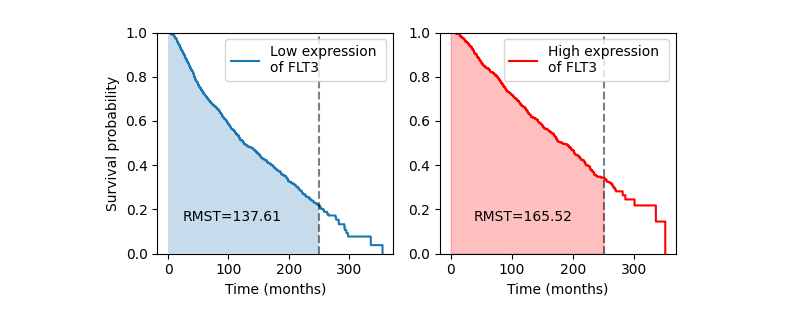
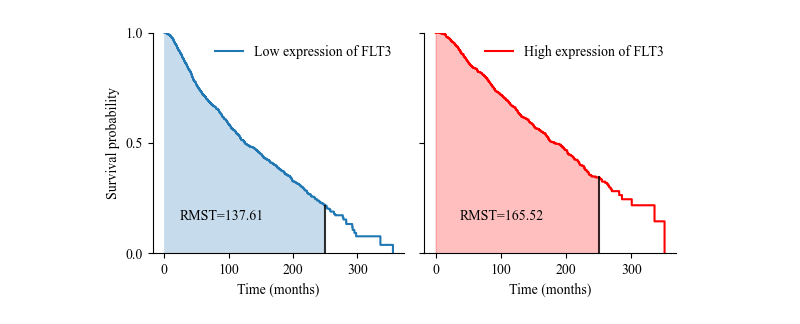
Before and after one commit to biolab/Discovery-Science-2023, a Jupyter notebook: notebooks/2.0-figure2-3.ipynb, the cells around one changed output. Drawn from its saved outputs; the diff is of its cells as text; code cells hidden in the pictures.

```diff
--- a/notebooks/2.0-figure2-3.ipynb
+++ b/notebooks/2.0-figure2-3.ipynb
@@ -33,8 +21,6 @@ flt3_high = df['FLT3'] > median_flt3
 # %%
-import numpy as np
-
 def rmst_plot(model, model2=None, t=np.inf, ax=None, text_position=None, **plot_kwargs):
-    """this part of the code is taken from lifelines.plotting to adjust colors and add aditional artifacts and text"""
+    """this part of the code is taken from lifelines.plotting and adopted for the needs of our figure"""
 
     from lifelines.utils import restricted_mean_survival_time
     from matplotlib import pyplot as plt
@@ -58,121 +44,84 @@ def rmst_plot(model, model2=None, t=np.inf, ax=None, text_position=None, **plot_
         timeline = np.unique(model.timeline.tolist() + model2.timeline.tolist() + [t])
         predict1 = model.predict(timeline).loc[:t]
         predict2 = model2.predict(timeline).loc[:t]
-        # positive
+
         ax.fill_between(
             timeline[timeline <= t],
             predict1,
             predict2,
             where=predict1 > predict2,
             step="post",
-            # facecolor="w",
-            # hatch="|",
-             color="grey", alpha=0.25,
+            color="grey", alpha=0.25,
             edgecolor="grey",
         )
 
-        # negative
         ax.fill_between(
             timeline[timeline <= t],
             predict1,
             predict2,
             where=predict1 < predict2,
             step="post",
-            # hatch="-",
-            # facecolor="w",
             color="grey", alpha=0.25,
             edgecolor="grey",
         )
-        # ax.text(
-        #     text_position[0], text_position[1], "RMST(%s) -\n   RMST(%s)=%.2f" % (model._label, model2._label, abs(round(rmst,2) - round(rmst2, 2)))
-        # )  # dynamically pick this.
+
+        y_val = model.predict(t)
+        y_val2 = model2.predict(t)
+        ax.axvline(t, y_val2, y_val, ls="-", color="k", alpha=0.8)
     else:
         rmst = restricted_mean_survival_time(model, t=t)
         sf_exp_at_limit = model.predict(np.append(model.timeline, t)).sort_index().loc[:t]
         ax.fill_between(sf_exp_at_limit.index, sf_exp_at_limit.values, step="post", color=c, alpha=0.25)
         ax.text(text_position[0], text_position[1], "RMST=%.2f" % rmst)  # dynamically pick this.
 
-    ax.axvline(t, ls="--", color="k", alpha=0.5)
+        y_val = model.predict(t)
+        ax.axvline(t, 0, y_val, ls="-", color="k", alpha=0.8)
+
     ax.set_ylim(0, 1)
     return ax
 
 
-from lifelines.utils import restricted_mean_survival_time
-from lifelines.datasets import load_waltons
-from lifelines import KaplanMeierFitter
-
 time = 250
 
 kmf = KaplanMeierFitter()
-kmf_low = kmf.fit(df['time'][flt3_low], df['event'][flt3_low], label='Low expression \nof FLT3')
+kmf_low = kmf.fit(df['time'][flt3_low], df['event'][flt3_low], label='Low expression of FLT3')
 rmst_low = restricted_mean_survival_time(kmf_low, t=time)
 
 kmf = KaplanMeierFitter()
-kmf_high = kmf.fit(df['time'][flt3_high], df['event'][flt3_high], label='High expression \nof FLT3')
+kmf_high = kmf.fit(df['time'][flt3_high], df['event'][flt3_high], label='High expression of FLT3')
 rmst_high = restricted_mean_survival_time(kmf_high, t=time)
 
-from matplotlib import pyplot as plt
-import matplotlib.gridspec as gridspec
 
 
 fig, ax = plt.subplots(ncols=2, nrows=1, figsize=(6, 3))
 
 gs = gridspec.GridSpec(1, 2)
 
-
 ax = plt.subplot(gs[0, 0])
 rmst_plot(kmf_low, t=time, ax=ax)
-plt.legend(bbox_to_anchor=(1, 1), loc=1, borderaxespad=0.5)
-plt.ylabel("Survival probability")
-plt.xlabel("Time (months)")
+ax.set_yticks([0, 0.5, 1])
+ax.set_xticks([0, 100, 200, 300])
+ax.spines['top'].set_visible(False)
+ax.spines['right'].set_visible(False)
+ax.legend(loc='upper right', frameon=False)
+ax.set_ylabel("Survival probability")
+ax.set_xlabel("Time (months)")
 
 ax = plt.subplot(gs[0, 1])
 r = rmst_plot(kmf_high, t=time, ax=ax, c='red')
-plt.legend(bbox_to_anchor=(1, 1), loc=1, borderaxespad=0.5)
-# plt.ylabel("Survival probability")
-plt.xlabel("Time (months)")
+ax.set_yticks([0, 0.5, 1])
+ax.set_yticklabels([])
+ax.set_xticks([0, 100, 200, 300])
+ax.spines['top'].set_visible(False)
+ax.spines['right'].set_visible(False)
+ax.legend(loc='upper right', frameon=False)
+ax.set_xlabel("Time (months)")
 
-# ax = plt.subplot(gs[1, :])
-# rmst_plot(kmf_low, model2=kmf_high, t=time, ax=ax)
-# plt.legend(bbox_to_anchor=(1, 1), loc=1, borderaxespad=1)
-# plt.ylabel("Survival probability")
-# plt.xlabel("Time (months)")
 
 fig.tight_layout()
 plt.savefig('../figures/figure2_rmst.pdf', dpi=300)
-
-
-
-# fig, ax = plt.subplots(ncols=2, nrows=2, figsize=(7, 7))
-
-# gs = gridspec.GridSpec(2, 2)
-
-
-# ax = plt.subplot(gs[0, 0])
-# rmst_plot(kmf_low, t=time, ax=ax)
-# plt.legend(bbox_to_anchor=(1, 1), loc=1, borderaxespad=1)
-# plt.ylabel("Survival probability")
-# plt.xlabel("Time (months)")
-
-# ax = plt.subplot(gs[0, 1])
-# r = rmst_plot(kmf_high, t=time, ax=ax, c='red')
-# plt.legend(bbox_to_anchor=(1, 1), loc=1, borderaxespad=1)
-# plt.ylabel("Survival probability")
-# plt.xlabel("Time (months)")
-
-# ax = plt.subplot(gs[1, :])
-# rmst_plot(kmf_low, model2=kmf_high, t=time, ax=ax)
-# plt.legend(bbox_to_anchor=(1, 1), loc=1, borderaxespad=1)
-# plt.ylabel("Survival probability")
-# plt.xlabel("Time (months)")
-
-
-
-# fig.tight_layout()
-
-# plt.savefig('../figures/figure2_rmst_diff.pdf', dpi=300)
 # %% [output]
-[figure, old version]
+[figure, new version]
 # %%
 from matplotlib.patches import FancyArrowPatch
 
```
Also changed, not shown: parts of 2 cells of this notebook, 6 other files.
